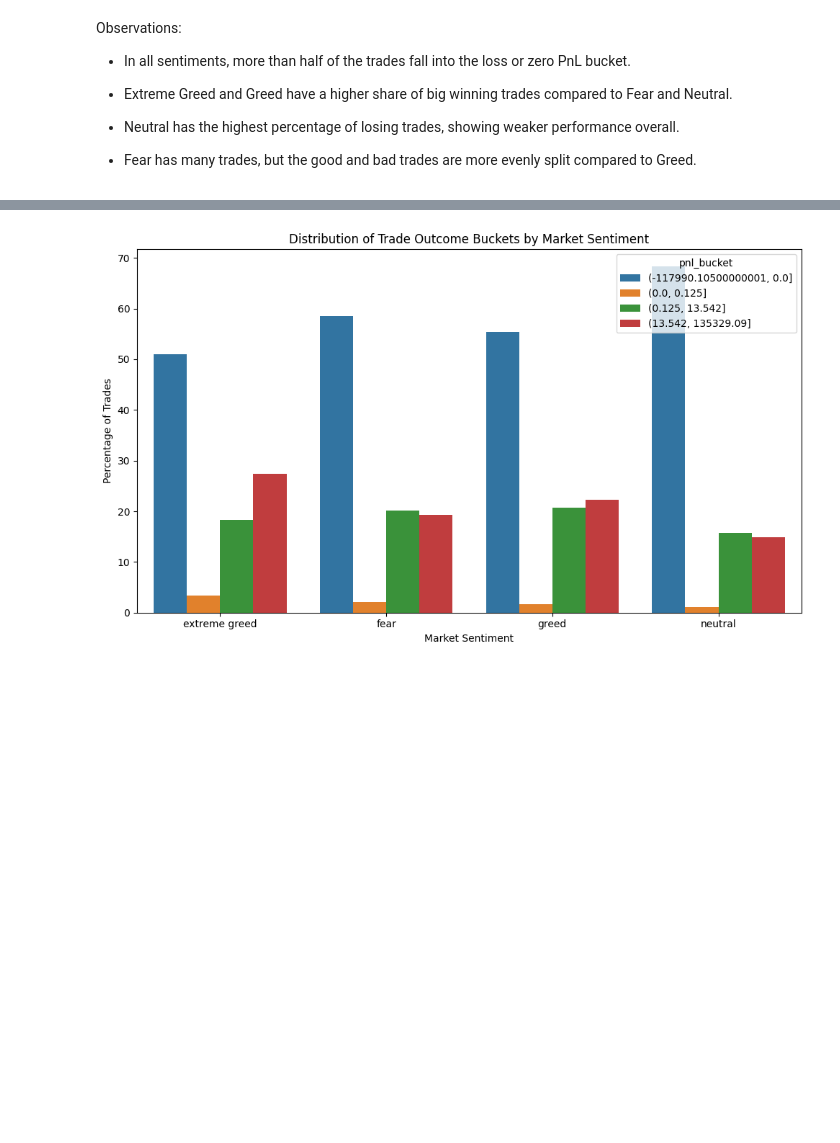
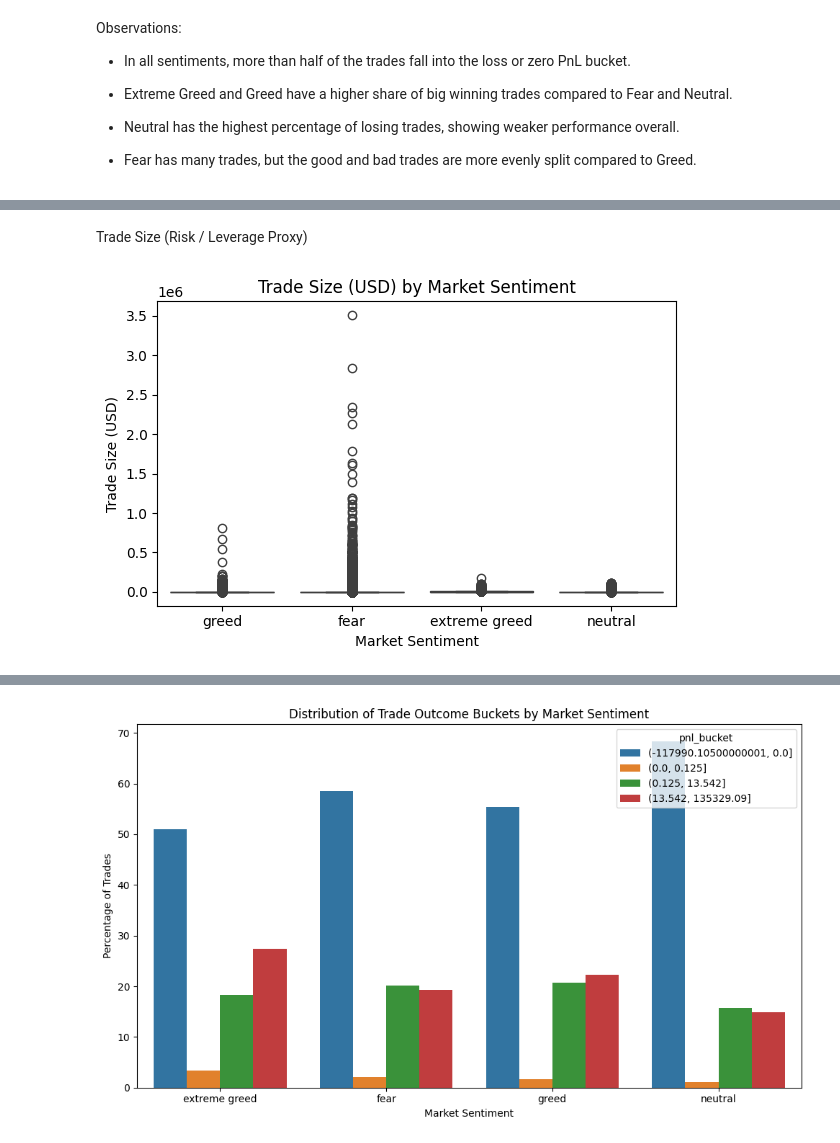
Before and after one commit to MEDINI7/ds_kopparapu_medini, a Jupyter notebook: notebook_1.ipynb, the cells around one changed output, grey strips where cells are left out. Cells and saved outputs as stored; diff of their text form; code cells hidden in the pictures; blank space fills up the shorter version.

```diff
--- a/notebook_1.ipynb
+++ b/notebook_1.ipynb
@@ -373,0 +398,14 @@ Observations:
+# %% [markdown]
+Trade Size (Risk / Leverage Proxy)
+# %%
+plt.figure(figsize=(6,4))
+sns.boxplot(data=df, x="classification", y="Size USD")
+plt.title("Trade Size (USD) by Market Sentiment")
+plt.ylabel("Trade Size (USD)")
+plt.xlabel("Market Sentiment")
+
+plt.tight_layout()
+plt.savefig("outputs/trade_size_by_sentiment.png", dpi=150)
+plt.show()
+# %% [output]
+[figure, added]
```
Also changed, not shown: parts of 6 cells of this notebook.
